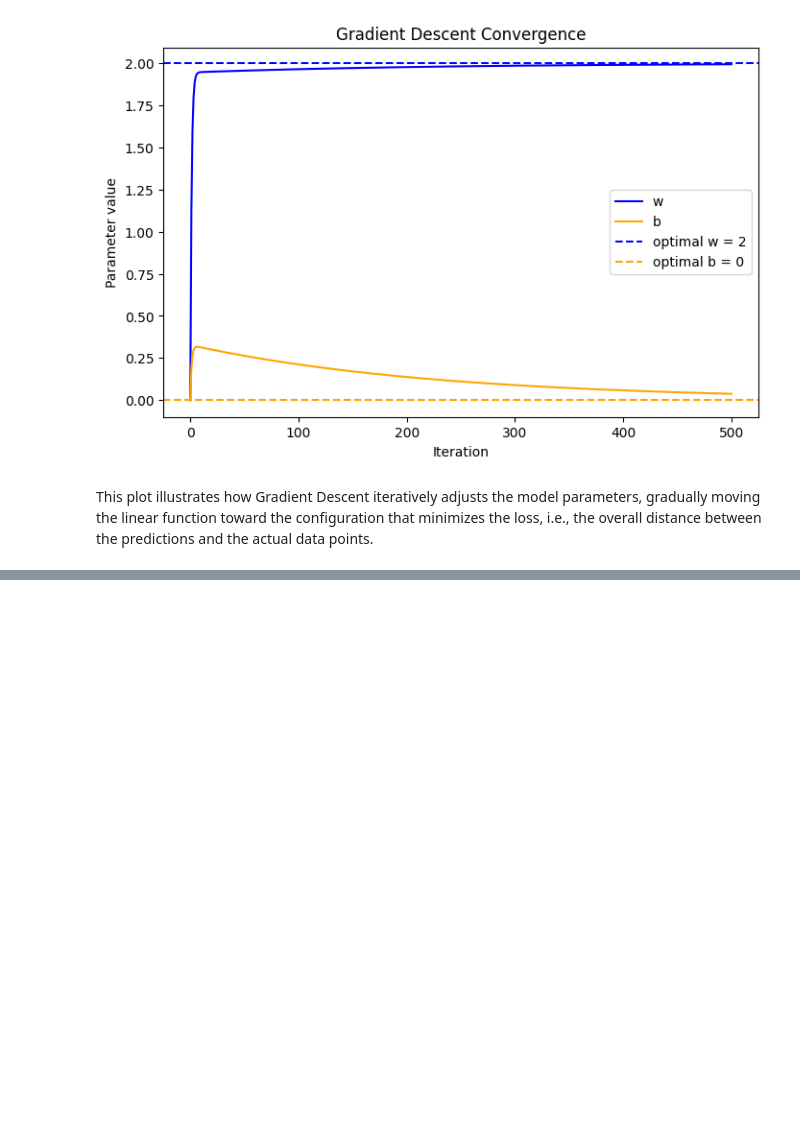
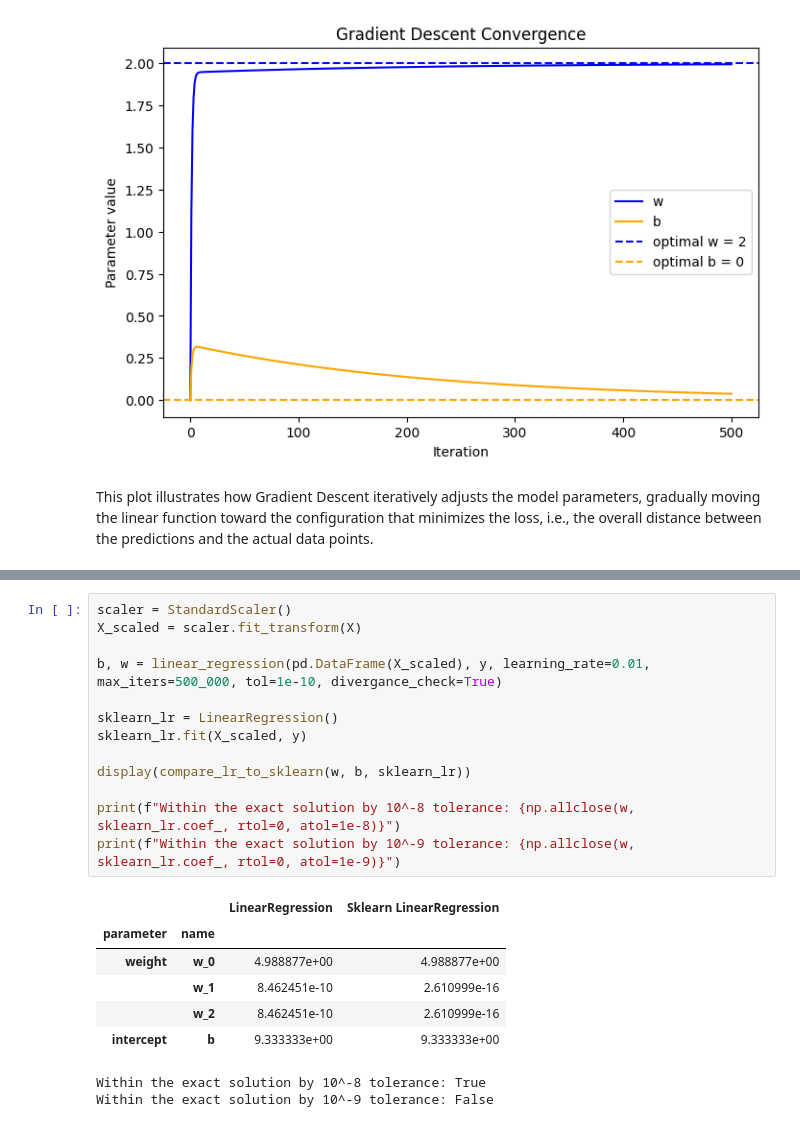
Before and after one commit to MaxiSmplx/gradient-descent, a Jupyter notebook: 2_machine_learning/linear_regression.ipynb, the cells around one changed output, grey strips where cells are left out. Saved outputs shown, nothing was run; the diff lists cells and outputs as text; blank space fills up the shorter version.

```diff
--- a/2_machine_learning/linear_regression.ipynb
+++ b/2_machine_learning/linear_regression.ipynb
@@ -308,0 +608,22 @@ sklearn_lr.intercept_, sklearn_lr.coef_
+# %%
+scaler = StandardScaler()
+X_scaled = scaler.fit_transform(X)
+
+b, w = linear_regression(pd.DataFrame(X_scaled), y, learning_rate=0.01, max_iters=500_000, tol=1e-10, divergance_check=True)
+
+sklearn_lr = LinearRegression()
+sklearn_lr.fit(X_scaled, y)
+
+display(compare_lr_to_sklearn(w, b, sklearn_lr))
+
+print(f"Within the exact solution by 10^-8 tolerance: {np.allclose(w, sklearn_lr.coef_, rtol=0, atol=1e-8)}")
+print(f"Within the exact solution by 10^-9 tolerance: {np.allclose(w, sklearn_lr.coef_, rtol=0, atol=1e-9)}")
+# %% [output]
+|  |  | LinearRegression | Sklearn LinearRegression |
+| parameter | name |  |  |
+| weight | w_0 | 4.988877e+00 | 4.988877e+00 |
+|  | w_1 | 8.462451e-10 | 2.610999e-16 |
+|  | w_2 | 8.462451e-10 | 2.610999e-16 |
+| intercept | b | 9.333333e+00 | 9.333333e+00 |
+Within the exact solution by 10^-8 tolerance: True
+Within the exact solution by 10^-9 tolerance: False
```
Also changed, not shown: parts of 13 cells of this notebook, 3 other files.
